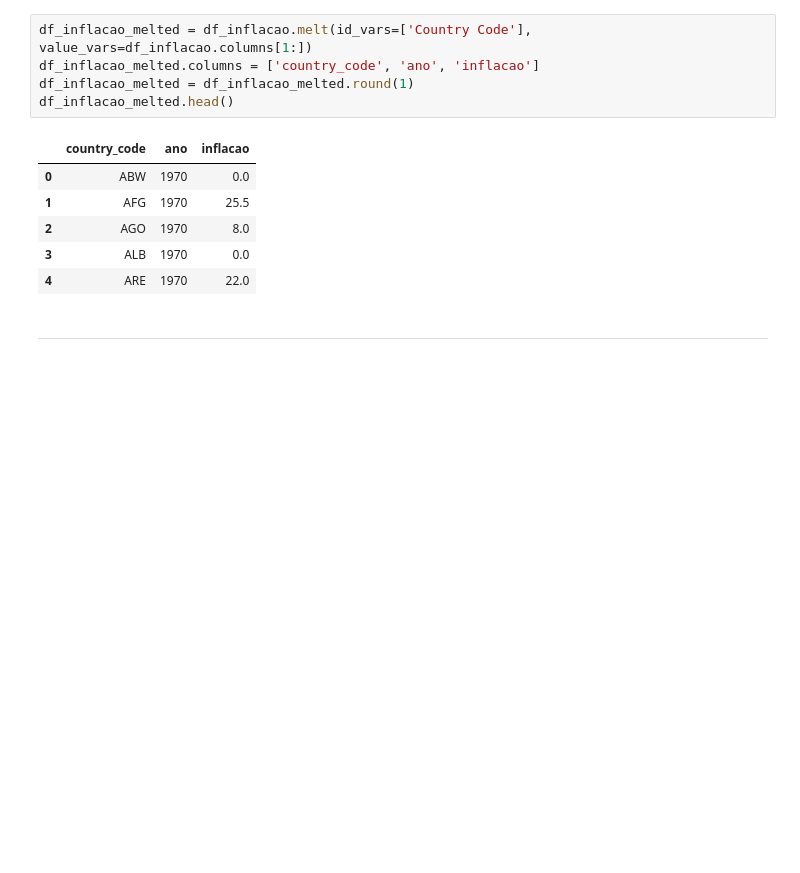
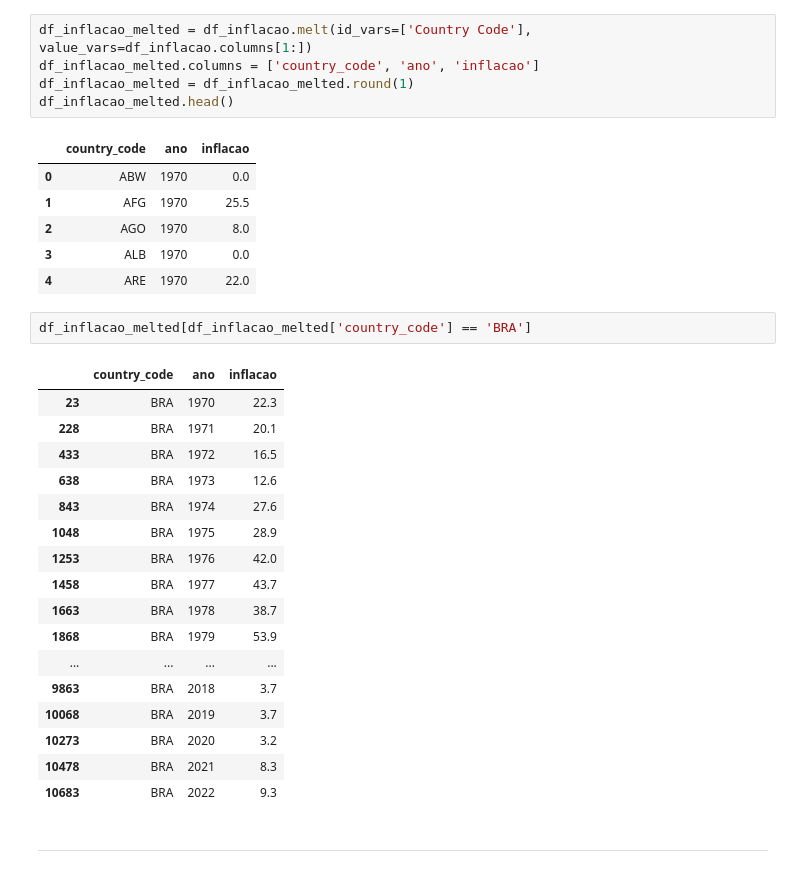
Before and after one commit to agcorrea/fiap-techchallenge-grupo41, a Jupyter notebook: jupyter/04_mergning_information.ipynb, the cells around one changed output. Drawn from its saved outputs; the diff is of its cells as text; blank space fills up the shorter version.

```diff
--- a/jupyter/04_mergning_information.ipynb
+++ b/jupyter/04_mergning_information.ipynb
@@ -76,6 +76,26 @@ df_inflacao_melted.head()
 | 2 | AGO | 1970 | 8.0 |
 | 3 | ALB | 1970 | 0.0 |
 | 4 | ARE | 1970 | 22.0 |
+# %%
+df_inflacao_melted[df_inflacao_melted['country_code'] == 'BRA']
+# %% [output]
+|  | country_code | ano | inflacao |
+| 23 | BRA | 1970 | 22.3 |
+| 228 | BRA | 1971 | 20.1 |
+| 433 | BRA | 1972 | 16.5 |
+| 638 | BRA | 1973 | 12.6 |
+| 843 | BRA | 1974 | 27.6 |
+| 1048 | BRA | 1975 | 28.9 |
+| 1253 | BRA | 1976 | 42.0 |
+| 1458 | BRA | 1977 | 43.7 |
+| 1663 | BRA | 1978 | 38.7 |
+| 1868 | BRA | 1979 | 53.9 |
+| ... | ... | ... | ... |
+| 9863 | BRA | 2018 | 3.7 |
+| 10068 | BRA | 2019 | 3.7 |
+| 10273 | BRA | 2020 | 3.2 |
+| 10478 | BRA | 2021 | 8.3 |
+| 10683 | BRA | 2022 | 9.3 |
 # %% [markdown]
 ***
 # %% [markdown]
```
Also changed, not shown: parts of 1 cell of this notebook, 1 other file.
